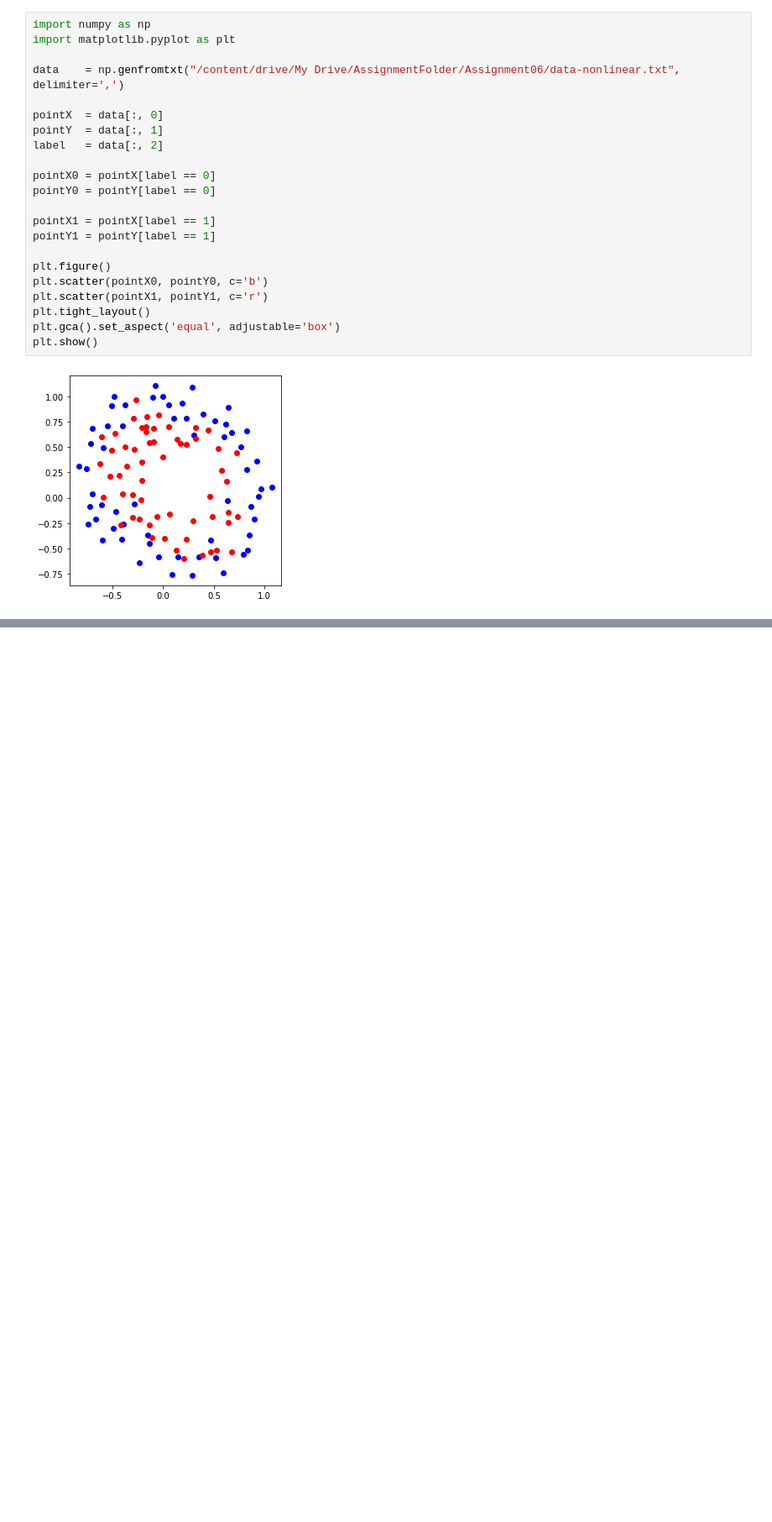
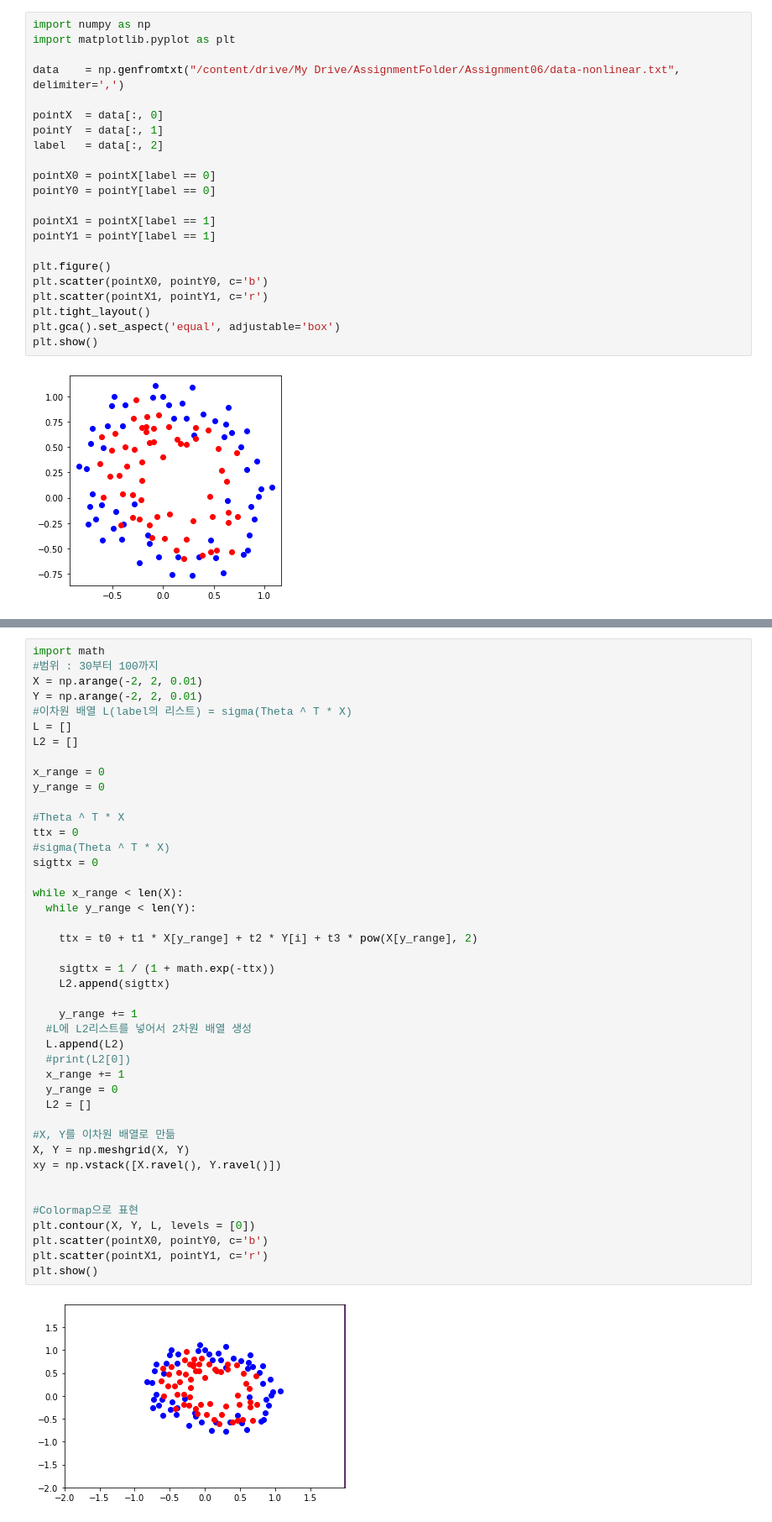
Before and after one commit to CJavaPython/AssignmentFolder, a Jupyter notebook: Assignment06/Assignment06.ipynb, the cells around one changed output, grey strips where cells are left out. Shown at 84% size. Saved outputs shown, nothing was run; the diff lists cells and outputs as text; blank space fills up the shorter version.

Commit message:
draw contour

```diff
--- a/Assignment06/Assignment06.ipynb
+++ b/Assignment06/Assignment06.ipynb
@@ -121,0 +279,45 @@ print(accuracy)
+# %%
+import math
+#범위 : 30부터 100까지
+X = np.arange(-2, 2, 0.01)
+Y = np.arange(-2, 2, 0.01)
+#이차원 배열 L(label의 리스트) = sigma(Theta ^ T * X)
+L = []
+L2 = []
+
+x_range = 0
+y_range = 0
+
+#Theta ^ T * X
+ttx = 0
+#sigma(Theta ^ T * X)
+sigttx = 0
+
+while x_range < len(X):
+  while y_range < len(Y):
+
+    ttx = t0 + t1 * X[y_range] + t2 * Y[i] + t3 * pow(X[y_range], 2)
+
+    sigttx = 1 / (1 + math.exp(-ttx))
+    L2.append(sigttx)
+
+    y_range += 1
+  #L에 L2리스트를 넣어서 2차원 배열 생성
+  L.append(L2)
+  #print(L2[0])
+  x_range += 1
+  y_range = 0
+  L2 = []
+
+#X, Y를 이차원 배열로 만듦
+X, Y = np.meshgrid(X, Y)
+xy = np.vstack([X.ravel(), Y.ravel()])
+
+
+#Colormap으로 표현
+plt.contour(X, Y, L, levels = [0])
+plt.scatter(pointX0, pointY0, c='b')
+plt.scatter(pointX1, pointY1, c='r')
+plt.show()
+# %% [output]
+[figure, added]
```
Also changed, not shown: parts of 19 cells of this notebook.
